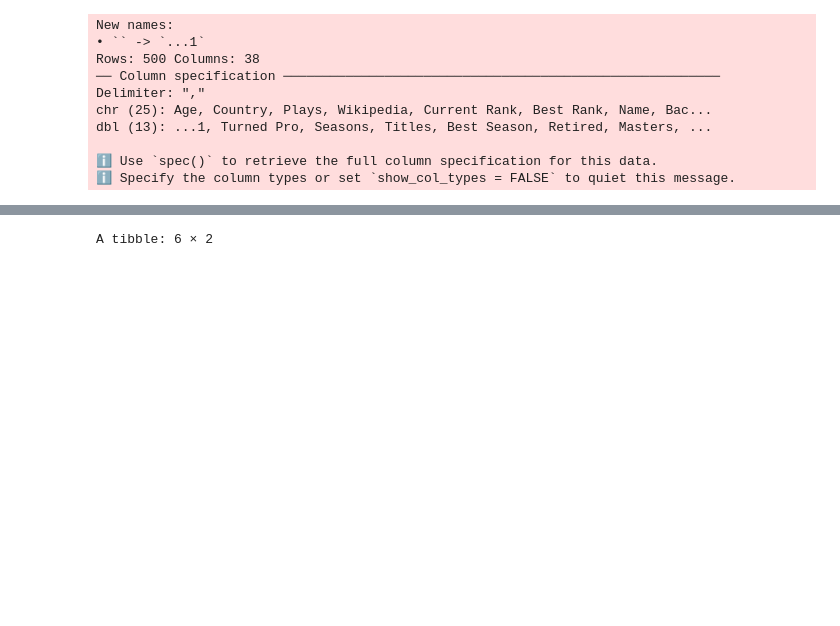
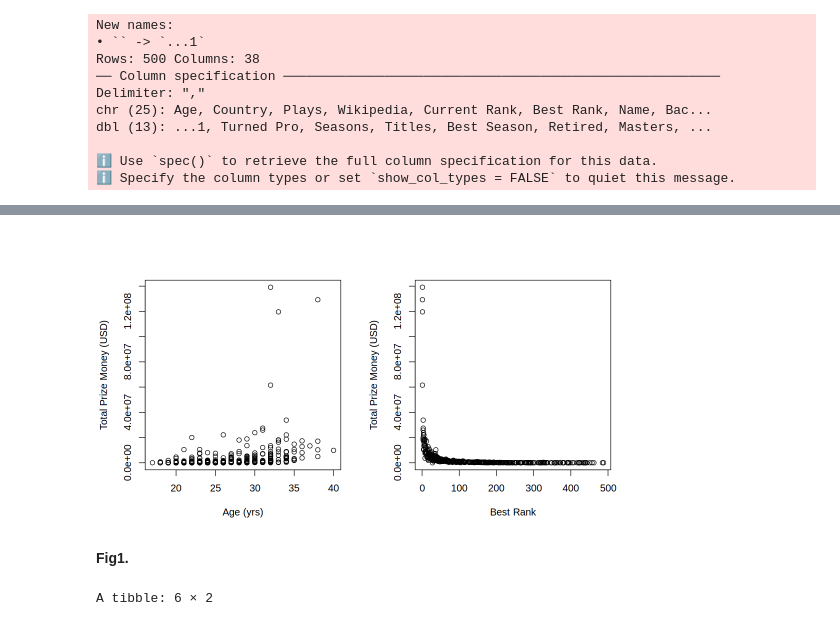
Before and after one commit to Myralalala/group15, a Jupyter notebook: report_group15.ipynb, the cells around one changed output, grey strips where cells are left out. Cells and saved outputs as stored; diff of their text form; code cells hidden in the pictures; blank space fills up the shorter version.

Commit message:
added initial plot - outliers to be removed soon

```diff
--- a/report_group15.ipynb
+++ b/report_group15.ipynb
@@ -115,3 +116,14 @@ A tibble: 6 × 3
+# %%
+# Initial visualization of data
+par(mfrow = c(1, 2))
+plot(tennis_data_tidy$age, tennis_data_tidy$prize_money, xlab = "Age (yrs)",
+      ylab = "Total Prize Money (USD)")
+plot(tennis_data_tidy$best_rank, tennis_data_tidy$prize_money, xlab = "Best Rank",
+      ylab = "Total Prize Money (USD)")
+# %% [output]
+[figure, added]
+# %% [markdown]
+**Fig1.**
 # %%
 #Splitting the data into training data and testing data
 set.seed(2023)
```
Also changed, not shown: parts of 3 cells of this notebook.
